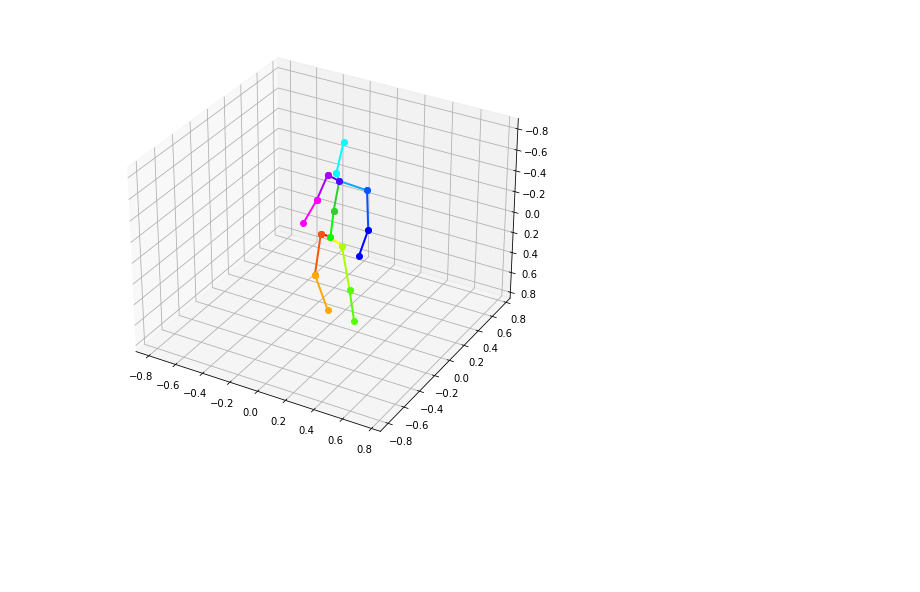
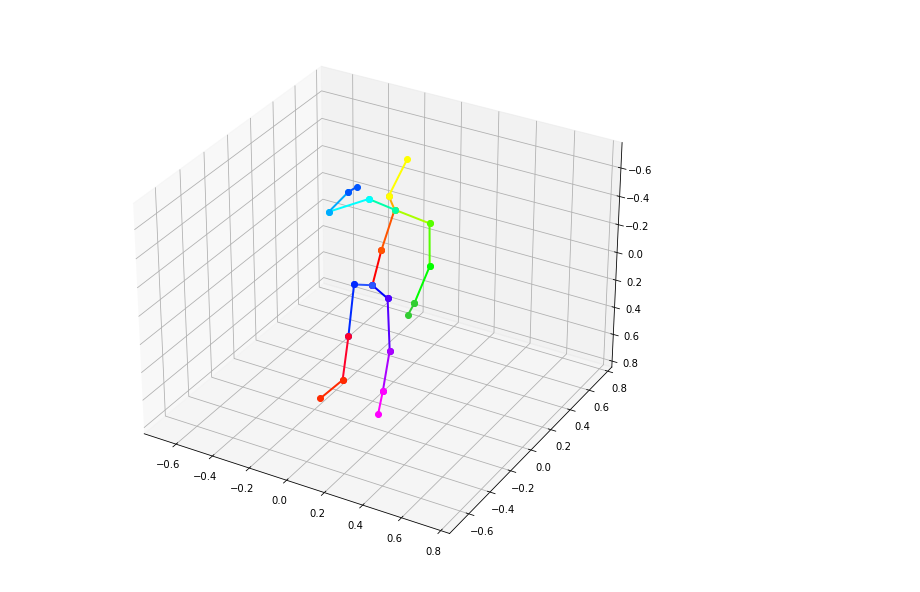
Before and after one commit to masami87/Human-Pose-Estimation-3D, a Jupyter notebook: notebooks/visualize_custom.ipynb, the cells around one changed output. Saved outputs shown, nothing was run; the diff lists cells and outputs as text; code cells hidden in the pictures; blank space fills up the shorter version.

```diff
--- a/notebooks/visualize_custom.ipynb
+++ b/notebooks/visualize_custom.ipynb
@@ -66,0 +100,31 @@ plot_keypoint(keypoints)
+# %%
+joints = coordinates_3d / 1000
+joints[1:] -= joints[0]
+joints[0] = 0
+
+fig = plt.figure(figsize=(10,10))
+
+ax = fig.add_subplot(projection='3d')
+
+ymin = joints.min()
+ymax = joints.max()
+
+ax.set_zlim([ymax,ymin])
+ax.set_xlim([ymin,ymax])
+ax.set_ylim([ymin,ymax])
+
+# ax.set_aspect('equal')
+
+for color_i, jp in zip(colors_kps, joint_pairs):
+    color_i = [c / 255 for c in color_i]
+    pt_a = joints[jp[0]]
+    pt_b = joints[jp[1]]
+    # print(pt_a,pt_b)
+    pt_a_x, pt_a_y, pt_a_z, pt_b_x, pt_b_y, pt_b_z = pt_a[
+        0],   pt_a[1], pt_a[2], pt_b[0], pt_b[1], pt_b[2]
+    # print(pt_a_z,pt_b_z)
+
+    ax.plot((pt_a_x, pt_b_x), (pt_a_z, pt_b_z),
+            (pt_a_y, pt_b_y), lw=2.0, c=color_i)
+    ax.plot(pt_a_x, pt_a_z, pt_a_y, marker='o', color=color_i)
+    ax.plot(pt_b_x, pt_b_z, pt_b_y, marker='o', color=color_i)
@@ -67,32 +133,33 @@ plot_keypoint(keypoints)
 # %%
+joints = coordinates_3d_pre
 joints[1:] -= joints[0]
 joints[0] = 0
 
-fig = plt.figure(figsize=(8,8))
+fig = plt.figure(figsize=(10,10))
 
 ax = fig.add_subplot(projection='3d')
 
 ymin = joints.min()
 ymax = joints.max()
 
 ax.set_zlim([ymax,ymin])
 ax.set_xlim([ymin,ymax])
 ax.set_ylim([ymin,ymax])
 
 # ax.set_aspect('equal')
 
 for color_i, jp in zip(colors_kps, joint_pairs):
     color_i = [c / 255 for c in color_i]
     pt_a = joints[jp[0]]
     pt_b = joints[jp[1]]
     # print(pt_a,pt_b)
     pt_a_x, pt_a_y, pt_a_z, pt_b_x, pt_b_y, pt_b_z = pt_a[
         0],   pt_a[1], pt_a[2], pt_b[0], pt_b[1], pt_b[2]
     # print(pt_a_z,pt_b_z)
 
     ax.plot((pt_a_x, pt_b_x), (pt_a_z, pt_b_z),
             (pt_a_y, pt_b_y), lw=2.0, c=color_i)
     ax.plot(pt_a_x, pt_a_z, pt_a_y, marker='o', color=color_i)
     ax.plot(pt_b_x, pt_b_z, pt_b_y, marker='o', color=color_i)
 # %% [output]
-[figure, old version]
+[figure, new version]
```
Also changed, not shown: parts of 5 cells of this notebook, 2 other files.
